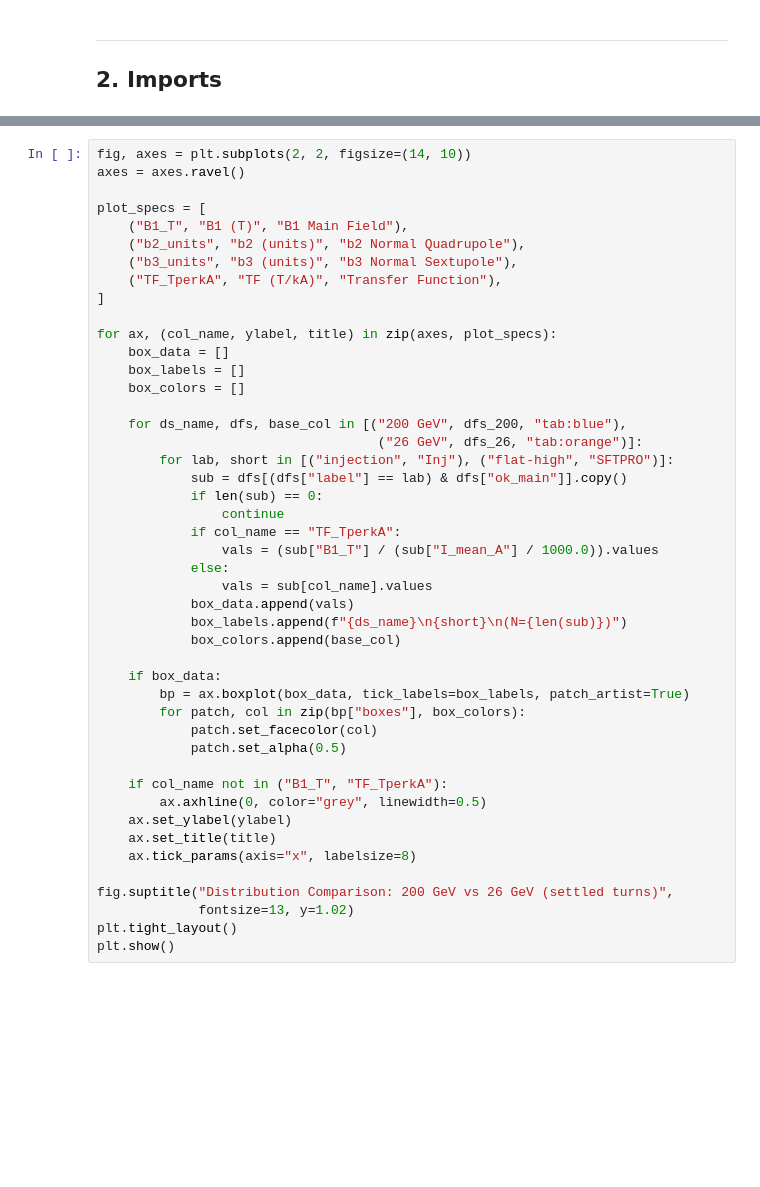
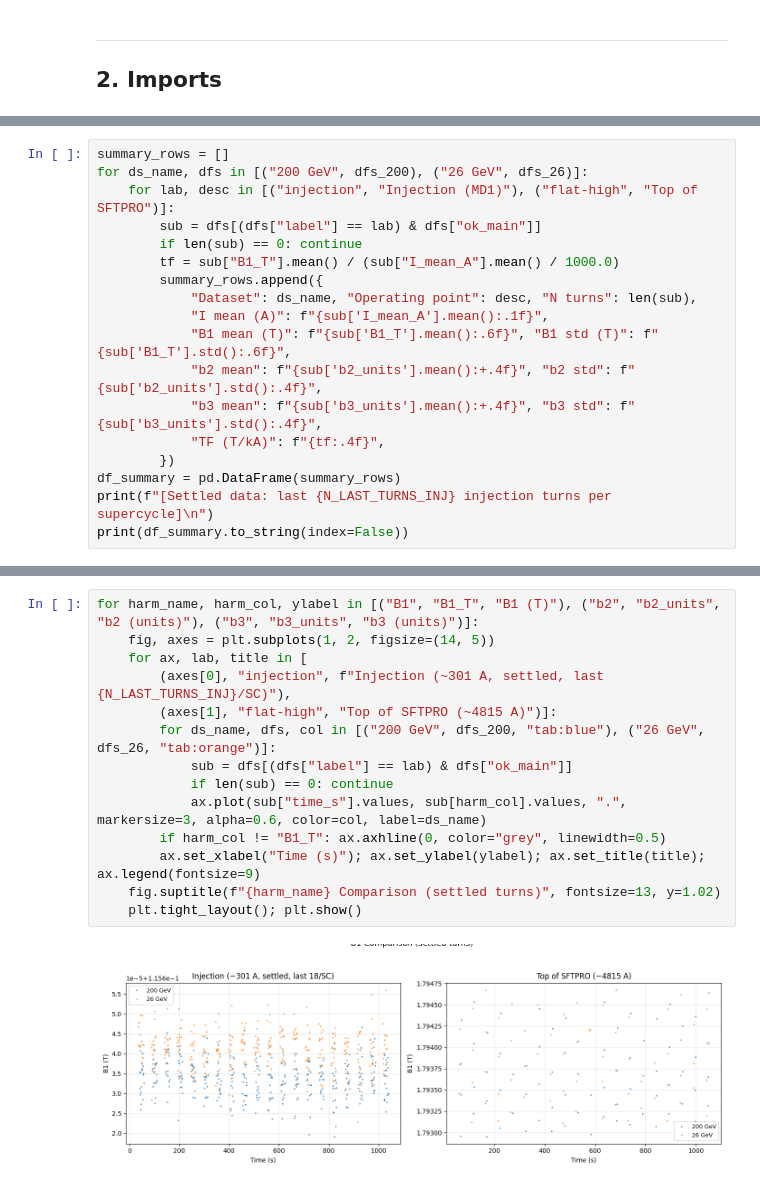
Before and after one commit to albellel/rotating-coil-analyzer, a Jupyter notebook: rotating_coil_analyzer/notebooks/SPS_MBB/comparison/2026-02-06_200GeV_vs_26GeV.ipynb, the cells around one changed output, grey strips where cells are left out. Cells and saved outputs as stored; diff of their text form; blank space fills up the shorter version.

```diff
--- a/rotating_coil_analyzer/notebooks/SPS_MBB/comparison/2026-02-06_200GeV_vs_26GeV.ipynb
+++ b/rotating_coil_analyzer/notebooks/SPS_MBB/comparison/2026-02-06_200GeV_vs_26GeV.ipynb
@@ -796,0 +353,18 @@ plt.show()
+# %%
+summary_rows = []
+for ds_name, dfs in [("200 GeV", dfs_200), ("26 GeV", dfs_26)]:
+    for lab, desc in [("injection", "Injection (MD1)"), ("flat-high", "Top of SFTPRO")]:
+        sub = dfs[(dfs["label"] == lab) & dfs["ok_main"]]
+        if len(sub) == 0: continue
+        tf = sub["B1_T"].mean() / (sub["I_mean_A"].mean() / 1000.0)
+        summary_rows.append({
+            "Dataset": ds_name, "Operating point": desc, "N turns": len(sub),
+            "I mean (A)": f"{sub['I_mean_A'].mean():.1f}",
+            "B1 mean (T)": f"{sub['B1_T'].mean():.6f}", "B1 std (T)": f"{sub['B1_T'].std():.6f}",
+            "b2 mean": f"{sub['b2_units'].mean():+.4f}", "b2 std": f"{sub['b2_units'].std():.4f}",
+            "b3 mean": f"{sub['b3_units'].mean():+.4f}", "b3 std": f"{sub['b3_units'].std():.4f}",
+            "TF (T/kA)": f"{tf:.4f}",
+        })
+df_summary = pd.DataFrame(summary_rows)
+print(f"[Settled data: last {N_LAST_TURNS_INJ} injection turns per supercycle]\n")
+print(df_summary.to_string(index=False))
@@ -800,46 +382,16 @@ plt.show()
-# %%
-fig, axes = plt.subplots(2, 2, figsize=(14, 10))
-axes = axes.ravel()
-
-plot_specs = [
-    ("B1_T", "B1 (T)", "B1 Main Field"),
-    ("b2_units", "b2 (units)", "b2 Normal Quadrupole"),
-    ("b3_units", "b3 (units)", "b3 Normal Sextupole"),
-    ("TF_TperkA", "TF (T/kA)", "Transfer Function"),
-]
-
-for ax, (col_name, ylabel, title) in zip(axes, plot_specs):
-    box_data = []
-    box_labels = []
-    box_colors = []
-
-    for ds_name, dfs, base_col in [("200 GeV", dfs_200, "tab:blue"),
-                                    ("26 GeV", dfs_26, "tab:orange")]:
-        for lab, short in [("injection", "Inj"), ("flat-high", "SFTPRO")]:
-            sub = dfs[(dfs["label"] == lab) & dfs["ok_main"]].copy()
-            if len(sub) == 0:
-                continue
-            if col_name == "TF_TperkA":
-                vals = (sub["B1_T"] / (sub["I_mean_A"] / 1000.0)).values
-            else:
-                vals = sub[col_name].values
-            box_data.append(vals)
-            box_labels.append(f"{ds_name}\n{short}\n(N={len(sub)})")
-            box_colors.append(base_col)
-
-    if box_data:
-        bp = ax.boxplot(box_data, tick_labels=box_labels, patch_artist=True)
-        for patch, col in zip(bp["boxes"], box_colors):
-            patch.set_facecolor(col)
-            patch.set_alpha(0.5)
-
-    if col_name not in ("B1_T", "TF_TperkA"):
-        ax.axhline(0, color="grey", linewidth=0.5)
-    ax.set_ylabel(ylabel)
-    ax.set_title(title)
-    ax.tick_params(axis="x", labelsize=8)
-
-fig.suptitle("Distribution Comparison: 200 GeV vs 26 GeV (settled turns)",
-             fontsize=13, y=1.02)
-plt.tight_layout()
-plt.show()
+# %%
+for harm_name, harm_col, ylabel in [("B1", "B1_T", "B1 (T)"), ("b2", "b2_units", "b2 (units)"), ("b3", "b3_units", "b3 (units)")]:
+    fig, axes = plt.subplots(1, 2, figsize=(14, 5))
+    for ax, lab, title in [
+        (axes[0], "injection", f"Injection (~301 A, settled, last {N_LAST_TURNS_INJ}/SC)"),
+        (axes[1], "flat-high", "Top of SFTPRO (~4815 A)")]:
+        for ds_name, dfs, col in [("200 GeV", dfs_200, "tab:blue"), ("26 GeV", dfs_26, "tab:orange")]:
+            sub = dfs[(dfs["label"] == lab) & dfs["ok_main"]]
+            if len(sub) == 0: continue
+            ax.plot(sub["time_s"].values, sub[harm_col].values, ".", markersize=3, alpha=0.6, color=col, label=ds_name)
+        if harm_col != "B1_T": ax.axhline(0, color="grey", linewidth=0.5)
+        ax.set_xlabel("Time (s)"); ax.set_ylabel(ylabel); ax.set_title(title); ax.legend(fontsize=9)
+    fig.suptitle(f"{harm_name} Comparison (settled turns)", fontsize=13, y=1.02)
+    plt.tight_layout(); plt.show()
+# %% [output]
+[figure, added]
```
Also changed, not shown: parts of 43 cells of this notebook, 11 other files.
